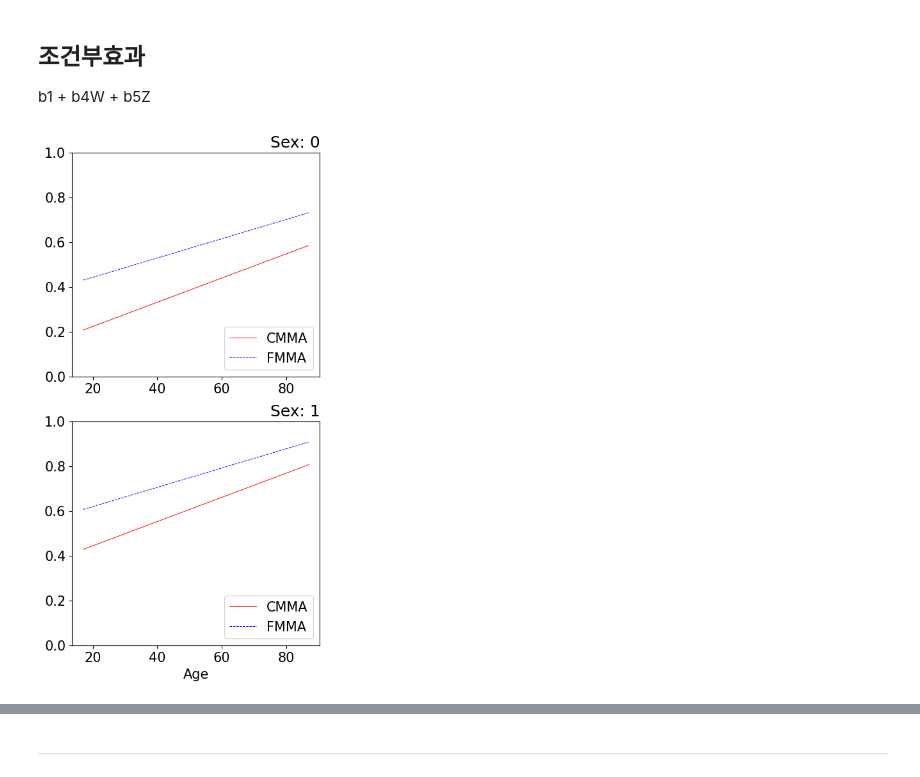
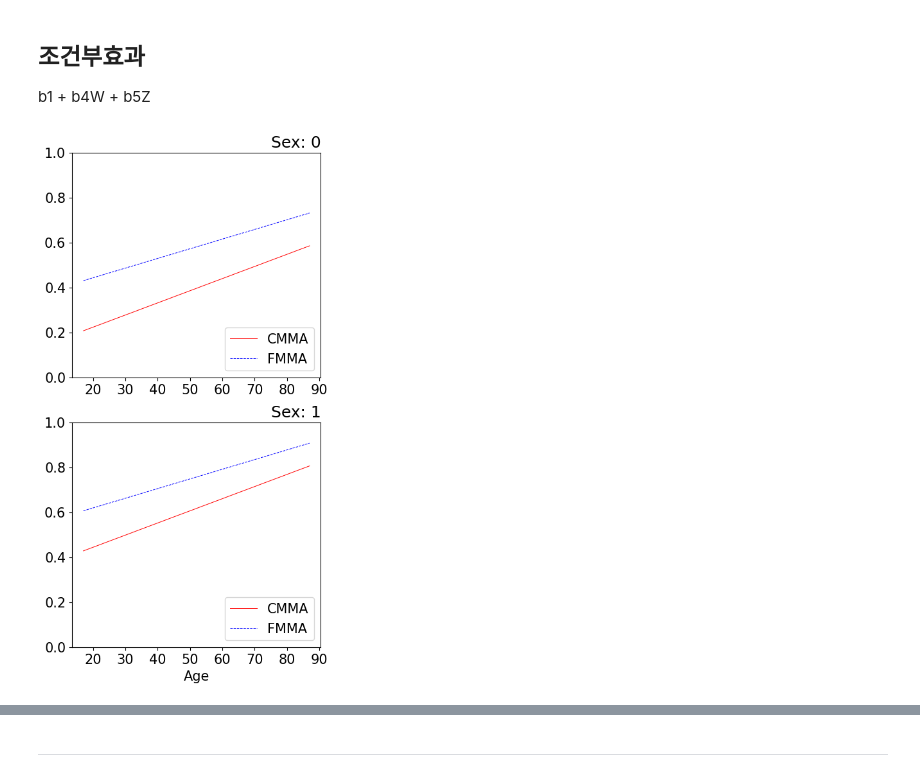
Before and after one commit to skj0108/Multiple-Moderation_paper, a Jupyter notebook: Analysis_code&result(R & Python)/Analysis_Visualization.ipynb, the cells around one changed output, grey strips where cells are left out. Saved outputs shown, nothing was run; the diff lists cells and outputs as text; code cells hidden in the pictures.

```diff
--- a/Analysis_code&result(R & Python)/Analysis_Visualization.ipynb
+++ b/Analysis_code&result(R & Python)/Analysis_Visualization.ipynb
@@ -61,21 +61,22 @@ b1 + b4W + b5Z
 # %%
 z_li = np.linspace(17, 87, 100)
 w_li = np.array([0, 1])
 
 plt.figure(figsize=(5, 10))
 
 for w in w_li:
   y_1 = 0.1154 + 0.2208*w + 0.0054*z_li # crisp
   y_2 = 0.3571 + 0.1761*w + 0.0043*z_li # fuzzy
   plt.subplot(2,1,w+1)
   plt.plot(z_li, y_1, color='r', linestyle = '-', linewidth=0.7)
   plt.plot(z_li, y_2, color='b', linestyle = '--', linewidth=0.7)
   plt.legend(['CMMA', 'FMMA'], loc='lower right')
+  plt.xticks([20, 30, 40, 50, 60, 70, 80, 90])
   plt.yticks([0, 0.2,0.4,0.6,0.8,1.0])
   plt.title('Sex: '+ str(w), loc='right')
   if w == 1:
     plt.xlabel('Age')
 
 plt.show()
 # %% [output]
-[figure, old version]
+[figure, new version]
```
Also changed, not shown: parts of 19 cells of this notebook.
